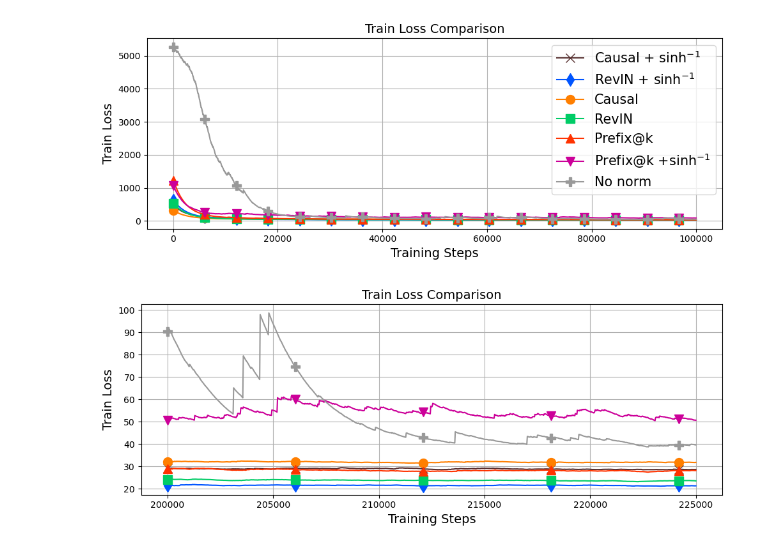
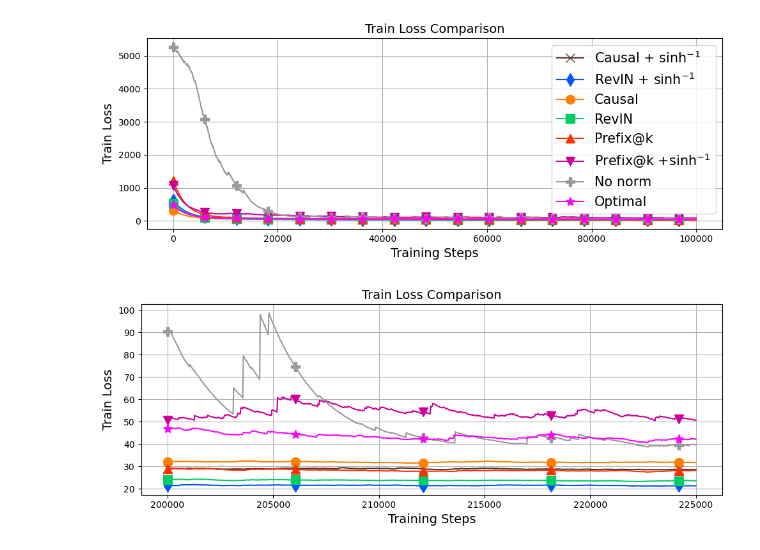
Before and after one commit to vilhess/normalizer, a Jupyter notebook: notebooks/training_loss.ipynb, the cells around one changed output. Saved outputs shown, nothing was run; the diff lists cells and outputs as text; code cells hidden in the pictures.

```diff
--- a/notebooks/training_loss.ipynb
+++ b/notebooks/training_loss.ipynb
@@ -3,7 +3,7 @@ import numpy as np
 import pandas as pd
 import matplotlib.pyplot as plt
 
-PLOT_NO_NORM = True
+PLOT_ABL= True
 # %%
 df = pd.read_csv('../training_losses/sinh_causal/wandb_export_2025-12-03T14_20_48.286+01_00.csv')
 train_loss_asinh_causal = df["100H_causal_sinh - train_loss"].values
@@ -50,6 +50,11 @@ train_loss_asinh_prefix = np.concatenate([subdf1, subdf2], axis=0)
 df = pd.read_csv('../training_losses/norevin/full_norevin.csv')
 df = df[df["Step"]<=22_500]
 train_loss_norevin = df["pretraining - train_loss"].values
+# %%
+df = pd.read_csv('../training_losses/optimal/optimal_strat_225k.csv')
+
+df = df[df["trainer/global_step"]<=225_000]
+train_loss_optimal = df["pretraining - train_loss"].values
 # %%
 dic_model_colors = {
     "Causal RevIN":          "#FF7F00",  # vivid orange
@@ -59,6 +64,7 @@ dic_model_colors = {
     "Prefix RevIN":              "#FF3300",  # bright red-orange
     "Prefix RevIN + asinh":      "#CC0099",  # strong magenta
     "No RevIN":                "#999999",  # medium gray
+    "Optimal":                 "#FF00FF"   # magenta
 }
 
 dic_model_markers = {
@@ -68,7 +74,8 @@ dic_model_markers = {
     "RevIN + asinh":         "d",   # diamond
     "Prefix RevIN":              "^",   # triangle up
     "Prefix RevIN + asinh":      "v",   # triangle down
-    "No RevIN":                "P",   # plus (filled)
+    "No RevIN":                "P",   # plus (filled),
+    "Optimal":                 "*",   # star
 }
 # %%
 len_asinh_causal = len(train_loss_asinh_causal)
@@ -78,7 +85,8 @@ len_no_sinh_no_causal = len(train_loss_nosinh_nocausal)
 len_no_sinh_prefix = len(train_loss_nosinh_prefix)
 len_asinh_prefix = len(train_loss_asinh_prefix)
 len_norevin = len(train_loss_norevin)
-min_len = min(len_asinh_causal, len_asinh_no_causal, len_no_sinh_causal, len_no_sinh_no_causal, len_no_sinh_prefix, len_asinh_prefix, len_norevin)
+len_optimal = len(train_loss_optimal)
+min_len = min(len_asinh_causal, len_asinh_no_causal, len_no_sinh_causal, len_no_sinh_no_causal, len_no_sinh_prefix, len_asinh_prefix, len_norevin, len_optimal)
 
 x_old_asinh_causal = np.linspace(0, 1, len_asinh_causal)
 x_old_asinh_no_causal = np.linspace(0, 1, len_asinh_no_causal)
@@ -87,6 +95,7 @@ x_old_no_sinh_no_causal = np.linspace(0, 1, len_no_sinh_no_causal)
 x_old_no_sinh_prefix = np.linspace(0, 1, len_no_sinh_prefix)
 x_old_asinh_prefix = np.linspace(0, 1, len_asinh_prefix)
 x_old_norevin = np.linspace(0, 1, len_norevin)
+x_old_optimal = np.linspace(0, 1, len_optimal)
 x_new = np.linspace(0, 1, min_len)
 train_loss_asinh_causal_resampled = np.interp(x_new, x_old_asinh_causal, train_loss_asinh_causal)
 train_loss_asinh_no_causal_resampled = np.interp(x_new, x_old_asinh_no_causal, train_loss_asinh_no_causal)
@@ -95,6 +104,7 @@ train_loss_no_sinh_no_causal_resampled = np.interp(x_new, x_old_no_sinh_no_causa
 train_loss_no_sinh_prefix_resampled = np.interp(x_new, x_old_no_sinh_prefix, train_loss_nosinh_prefix)
 train_loss_asinh_prefix_resampled = np.interp(x_new, x_old_asinh_prefix, train_loss_asinh_prefix)
 train_loss_norevin_resampled = np.interp(x_new, x_old_norevin, train_loss_norevin)
+train_loss_optimal_resampled = np.interp(x_new, x_old_optimal, train_loss_optimal)
 
 def ema(x, alpha=0.01):
     out = np.zeros_like(x)
@@ -108,41 +118,43 @@ train_loss_asinh_no_causal_s = ema(train_loss_asinh_no_causal_resampled)
 train_loss_no_sinh_causal_s = ema(train_loss_no_sinh_causal_resampled)
 train_loss_no_sinh_no_causal_s = ema(train_loss_no_sinh_no_causal_resampled)
 train_loss_no_sinh_prefix_s = ema(train_loss_no_sinh_prefix_resampled)
 train_loss_asinh_prefix_s = ema(train_loss_asinh_prefix_resampled)
 train_loss_norevin_s = ema(train_loss_norevin_resampled)
-
+train_loss_optimal_s = ema(train_loss_optimal_resampled)
 plt.figure(figsize=(10, 4))
 
 new_x = np.linspace(0, 225000, len(train_loss_asinh_causal_s))
 
 START = 0
 END = 100_000
 
 start_index = int(START / 225_000 * len(new_x))
 end_index = int(END / 225_000 * len(new_x))
 
 plt.plot(new_x[start_index:end_index], train_loss_asinh_causal_s[start_index:end_index], label=r'Causal + $\sinh^{-1}$', color=dic_model_colors["Causal RevIN + asinh"], marker=dic_model_markers["Causal RevIN + asinh"], markevery=250, markersize=10)
 plt.plot(new_x[start_index:end_index], train_loss_asinh_no_causal_s[start_index:end_index], label=r"RevIN + $\sinh^{-1}$", color=dic_model_colors["RevIN + asinh"], marker=dic_model_markers["RevIN + asinh"], markevery=250, markersize=10)
 plt.plot(new_x[start_index:end_index], train_loss_no_sinh_causal_s[start_index:end_index], label='Causal', color=dic_model_colors["Causal RevIN"], marker=dic_model_markers["Causal RevIN"], markevery=250, markersize=10)
 plt.plot(new_x[start_index:end_index], train_loss_no_sinh_no_causal_s[start_index:end_index], label='RevIN', color=dic_model_colors["RevIN"], marker=dic_model_markers["RevIN"], markevery=250, markersize=10)
 plt.plot(new_x[start_index:end_index], train_loss_no_sinh_prefix_s[start_index:end_index], label='Prefix@k', color=dic_model_colors["Prefix RevIN"], marker=dic_model_markers["Prefix RevIN"], markevery=250, markersize=10)
 plt.plot(new_x[start_index:end_index], train_loss_asinh_prefix_s[start_index:end_index], label=r"Prefix@k +$\sinh^{-1}$", color=dic_model_colors["Prefix RevIN + asinh"], marker=dic_model_markers["Prefix RevIN + asinh"], markevery=250, markersize=10)
-if PLOT_NO_NORM:
+if PLOT_ABL:
     plt.plot(new_x[start_index:end_index], train_loss_norevin_s[start_index:end_index], label='No norm', color=dic_model_colors["No RevIN"], marker=dic_model_markers["No RevIN"], markevery=250, markersize=10)
+    plt.plot(new_x[start_index:end_index], train_loss_optimal_s[start_index:end_index], label='Optimal', color=dic_model_colors["Optimal"], marker=dic_model_markers["Optimal"], markevery=250, markersize=10)
 
 plt.xlabel('Training Steps', fontsize=14)
 plt.ylabel('Train Loss', fontsize=14)
 plt.title('Train Loss Comparison', fontsize=14)
 plt.legend(fontsize=15)
 plt.grid()
 plt.tight_layout()
-if PLOT_NO_NORM:
-    plt.savefig('figures/trainloss/train_loss_comparison_all2_with_nonorm.pdf', format='pdf', dpi=300)
-else:
-    plt.savefig('figures/trainloss/train_loss_comparison_all2.pdf', format='pdf', dpi=300)
-plt.show()
+
+#if PLOT_ABL:
+#    plt.savefig('figures/trainloss/train_loss_comparison_all2_with_ablation.pdf', format='pdf', dpi=300)
+#else:
+#    plt.savefig('figures/trainloss/train_loss_comparison_all2.pdf', format='pdf', dpi=300)
+#plt.show()
 # %% [output]
-[figure, old version]
+[figure, new version]
 # %%
 len_asinh_causal = len(train_loss_asinh_causal)
 len_asinh_no_causal = len(train_loss_asinh_no_causal)
@@ -151,7 +163,8 @@ len_no_sinh_no_causal = len(train_loss_nosinh_nocausal)
 len_no_sinh_prefix = len(train_loss_nosinh_prefix)
 len_asinh_prefix = len(train_loss_asinh_prefix)
 len_norevin = len(train_loss_norevin)
-min_len = min(len_asinh_causal, len_asinh_no_causal, len_no_sinh_causal, len_no_sinh_no_causal, len_no_sinh_prefix, len_asinh_prefix, len_norevin)
+len_optimal = len(train_loss_optimal)
+min_len = min(len_asinh_causal, len_asinh_no_causal, len_no_sinh_causal, len_no_sinh_no_causal, len_no_sinh_prefix, len_asinh_prefix, len_norevin, len_optimal)
 
 x_old_asinh_causal = np.linspace(0, 1, len_asinh_causal)
 x_old_asinh_no_causal = np.linspace(0, 1, len_asinh_no_causal)
@@ -160,6 +173,7 @@ x_old_no_sinh_no_causal = np.linspace(0, 1, len_no_sinh_no_causal)
 x_old_no_sinh_prefix = np.linspace(0, 1, len_no_sinh_prefix)
 x_old_asinh_prefix = np.linspace(0, 1, len_asinh_prefix)
 x_old_norevin = np.linspace(0, 1, len_norevin)
+x_old_optimal = np.linspace(0, 1, len_optimal)
 x_new = np.linspace(0, 1, min_len)
 train_loss_asinh_causal_resampled = np.interp(x_new, x_old_asinh_causal, train_loss_asinh_causal)
 train_loss_asinh_no_causal_resampled = np.interp(x_new, x_old_asinh_no_causal, train_loss_asinh_no_causal)
@@ -168,6 +182,7 @@ train_loss_no_sinh_no_causal_resampled = np.interp(x_new, x_old_no_sinh_no_causa
 train_loss_no_sinh_prefix_resampled = np.interp(x_new, x_old_no_sinh_prefix, train_loss_nosinh_prefix)
 train_loss_asinh_prefix_resampled = np.interp(x_new, x_old_asinh_prefix, train_loss_asinh_prefix)
 train_loss_norevin_resampled = np.interp(x_new, x_old_norevin, train_loss_norevin)
+train_loss_optimal_resampled = np.interp(x_new, x_old_optimal, train_loss_optimal)
 
 def ema(x, alpha=0.01):
     out = np.zeros_like(x)
@@ -183,6 +198,7 @@ train_loss_no_sinh_no_causal_s = ema(train_loss_no_sinh_no_causal_resampled)
 train_loss_no_sinh_prefix_s = ema(train_loss_no_sinh_prefix_resampled)
 train_loss_asinh_prefix_s = ema(train_loss_asinh_prefix_resampled)
 train_loss_norevin_s = ema(train_loss_norevin_resampled)
+train_loss_optimal_s = ema(train_loss_optimal_resampled)
 
 plt.figure(figsize=(10, 4))
 
@@ -200,8 +216,10 @@ plt.plot(new_x[start_index:end_index], train_loss_no_sinh_causal_s[start_index:e
 plt.plot(new_x[start_index:end_index], train_loss_no_sinh_no_causal_s[start_index:end_index], label='RevIN', color=dic_model_colors["RevIN"], marker=dic_model_markers["RevIN"], markevery=250, markersize=10)
 plt.plot(new_x[start_index:end_index], train_loss_no_sinh_prefix_s[start_index:end_index], label='Prefix@k', color=dic_model_colors["Prefix RevIN"], marker=dic_model_markers["Prefix RevIN"], markevery=250, markersize=10)
 plt.plot(new_x[start_index:end_index], train_loss_asinh_prefix_s[start_index:end_index], label=r"RevIN + $\sinh^{-1}$", color=dic_model_colors["Prefix RevIN + asinh"], marker=dic_model_markers["Prefix RevIN + asinh"], markevery=250, markersize=10)
-if PLOT_NO_NORM:
+if PLOT_ABL:
     plt.plot(new_x[start_index:end_index], train_loss_norevin_s[start_index:end_index], label='No norm', color=dic_model_colors["No RevIN"], marker=dic_model_markers["No RevIN"], markevery=250, markersize=10)
+
+    plt.plot(new_x[start_index:end_index], train_loss_optimal_s[start_index:end_index], label='Optimal', color=dic_model_colors["Optimal"], marker=dic_model_markers["Optimal"], markevery=250, markersize=10)
 
 plt.xlabel('Training Steps', fontsize=14)
 plt.ylabel('Train Loss', fontsize=14)
@@ -209,10 +227,10 @@ plt.title('Train Loss Comparison', fontsize=14)
 #plt.legend(fontsize=12)
 plt.grid()
 plt.tight_layout()
-if PLOT_NO_NORM:
-     plt.savefig('figures/trainloss/train_loss_comparison_end2_with_nonorm.pdf', format='pdf', dpi=300)
-else:
-    plt.savefig('figures/trainloss/train_loss_comparison_end2.pdf', format='pdf', dpi=300)
-plt.show()
+#if PLOT_ABL:
+#    plt.savefig('figures/trainloss/train_loss_comparison_end2_with_ablation.pdf', format='pdf', dpi=300)
+#else:
+#    plt.savefig('figures/trainloss/train_loss_comparison_end2.pdf', format='pdf', dpi=300)
+#plt.show()
 # %% [output]
-[figure, old version]
+[figure, new version]
```
Also changed, not shown: 19 other files.
